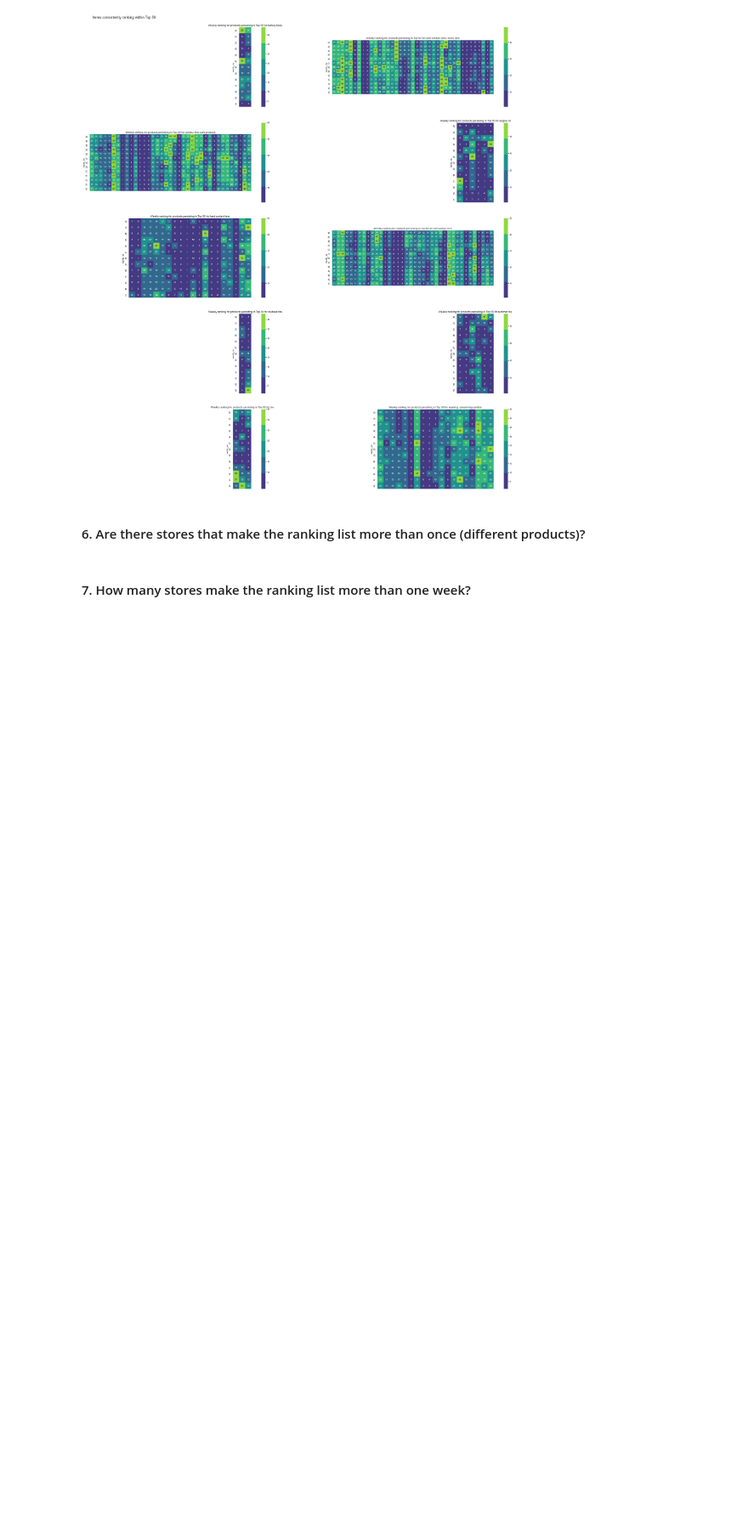
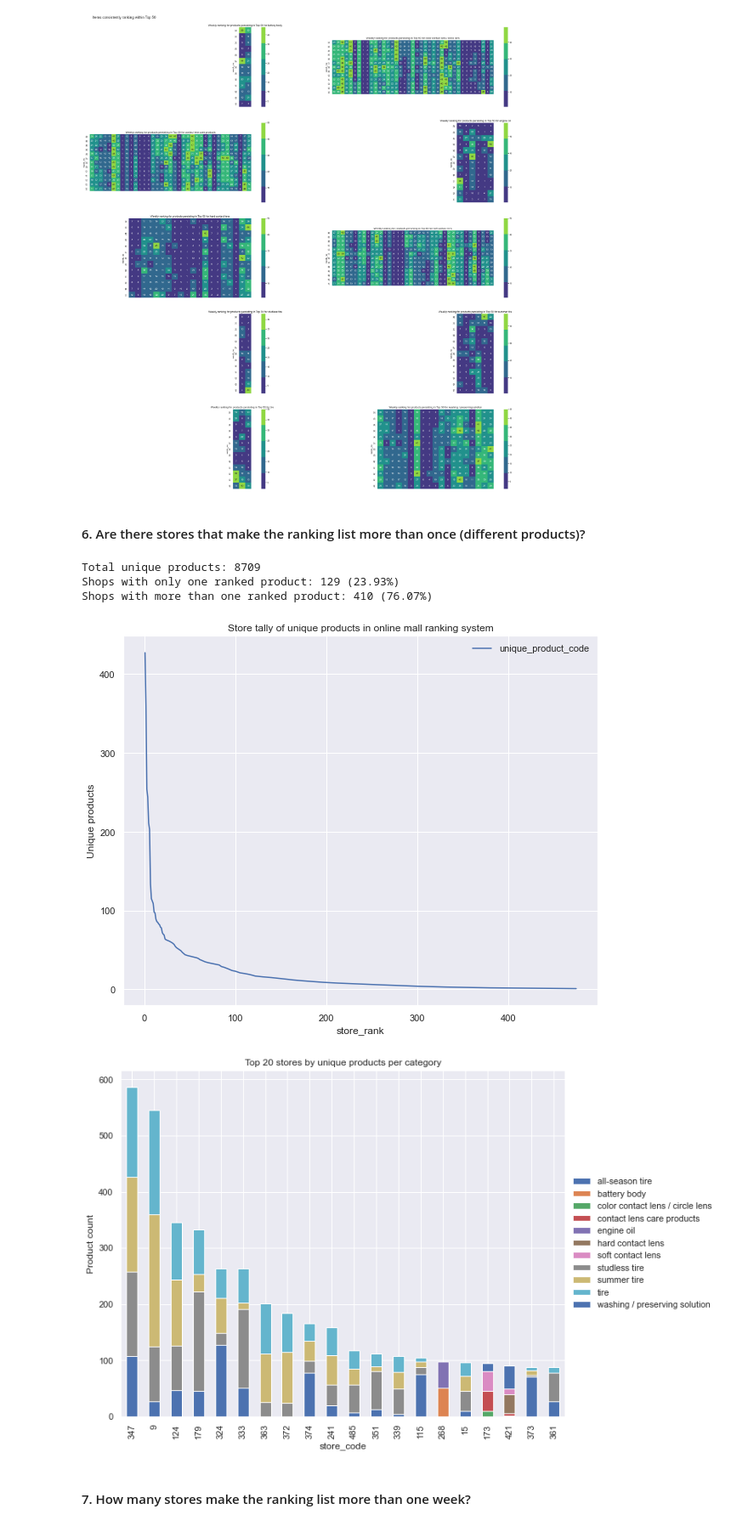
Before and after one commit to vanessapigwin/viz_for_scraper, a Jupyter notebook: analysis.ipynb, the cells around one changed output. Shown at 85% size. Drawn from its saved outputs; the diff is of its cells as text; code cells hidden in the pictures; blank space fills up the shorter version.

```diff
--- a/analysis.ipynb
+++ b/analysis.ipynb
@@ -466,6 +473,47 @@ def bumpchart_consistent_rankers(df, rank_limit):
 bumpchart_consistent_rankers(df_list_life, 10)
 # %% [markdown]
 #### 6. Are there stores that make the ranking list more than once (different products)?
+# %%
+def summarize_all_brands():
+    # encode store names
+    le = LabelEncoder()
+    le.fit(df_weekly['store'])
+    df_weekly['store_code'] = le.transform(df_weekly['store'])
+    df_weekly['store_code'] = df_weekly['store_code'].astype('category')
+
+    stores_summary = df_weekly.groupby('store_code').agg({'unique_product_code':pd.Series.nunique}).sort_values('unique_product_code').reset_index()
+    stores_summary['store_rank'] = stores_summary['unique_product_code'].rank(ascending=False)
+    stores_summary = stores_summary.sort_values('store_rank', ascending=True)
+
+    one_sales = stores_summary[stores_summary['unique_product_code']<2].shape[0]
+    multi_sales = stores_summary.shape[0] - one_sales
+    print(f'Total unique products: {stores_summary["unique_product_code"].sum()}')
+    print(f'Shops with only one ranked product: {one_sales} ({100*one_sales/(one_sales+multi_sales):.2f}%)')
+    print(f'Shops with more than one ranked product: {multi_sales} ({100*multi_sales/(one_sales+multi_sales):.2f}%)')
+
+    stores_summary.plot(x='store_rank', y='unique_product_code', title='Store tally of unique products in online mall ranking system' ,ylabel='Unique products')
+    plt.show()
+
+    # group stores, filter out stores with just 1 ranked item
+    df_stores = df_weekly.groupby(['store_code','category']).agg({'unique_product_code':pd.Series.nunique})
+    df_stores = df_stores[(~df_stores.isna().any(axis=1))].sort_values('unique_product_code', ascending=False).reset_index()
+    df_stores = df_stores.pivot(index='store_code', columns='category', values='unique_product_code')
+    df_stores['total_items_all_categ'] = df_stores.sum(axis=1)
+    df_stores = df_stores.sort_values('total_items_all_categ', ascending=False)
+    df_stores = df_stores.drop(columns=['total_items_all_categ'])
+
+    df_stores.head(20).plot.bar(stacked=True, title='Top 20 stores by unique products per category', ylabel='Product count')
+    plt.legend(loc='center left', bbox_to_anchor=(1,0.5))
+    plt.show()
+
+
+summarize_all_brands()
+# %% [output]
+Total unique products: 8709
+Shops with only one ranked product: 129 (23.93%)
+Shops with more than one ranked product: 410 (76.07%)
+[figure, added]
+[figure, added]
 # %% [markdown]
 #### 7. How many stores make the ranking list more than one week?
 # %% [markdown]
```
Also changed, not shown: parts of 2 cells of this notebook.
